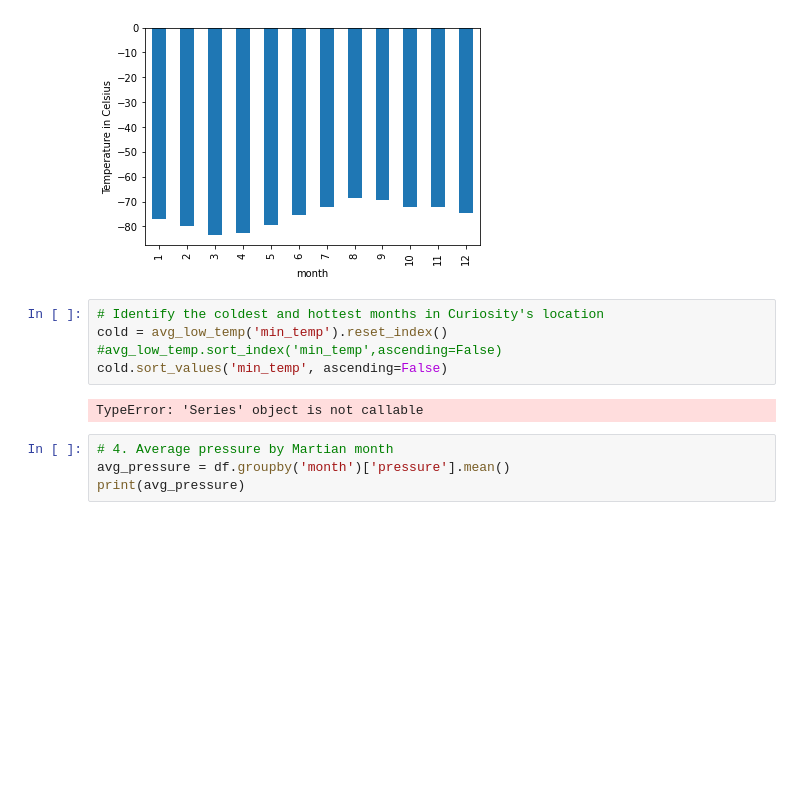
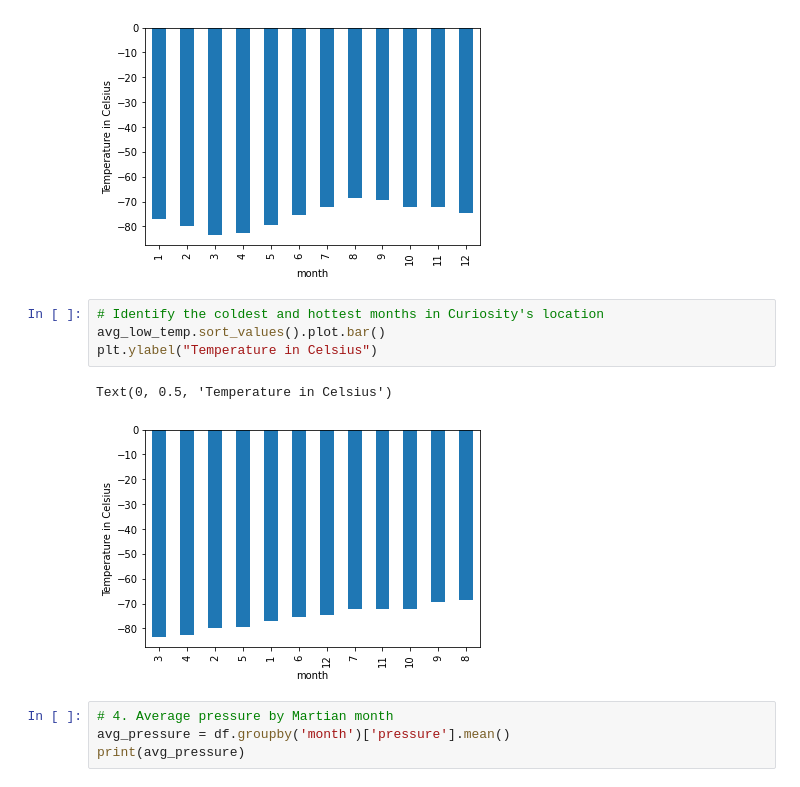
Before and after one commit to margomerritt/Mission-to-Mars, a Jupyter notebook: part_2_mars_weather.ipynb, the cells around one changed output. Drawn from its saved outputs; the diff is of its cells as text; blank space fills up the shorter version.

```diff
--- a/part_2_mars_weather.ipynb
+++ b/part_2_mars_weather.ipynb
@@ -217,11 +218,11 @@ Text(0, 0.5, 'Temperature in Celsius')
 [figure]
 # %%
 # Identify the coldest and hottest months in Curiosity's location
-cold = avg_low_temp('min_temp').reset_index()
-#avg_low_temp.sort_index('min_temp',ascending=False)
-cold.sort_values('min_temp', ascending=False)
+avg_low_temp.sort_values().plot.bar()
+plt.ylabel("Temperature in Celsius")
 # %% [output]
-TypeError: 'Series' object is not callable
+Text(0, 0.5, 'Temperature in Celsius')
+[figure, added]
 # %%
 # 4. Average pressure by Martian month
 avg_pressure = df.groupby('month')['pressure'].mean()
```
Also changed, not shown: parts of 3 cells of this notebook.
